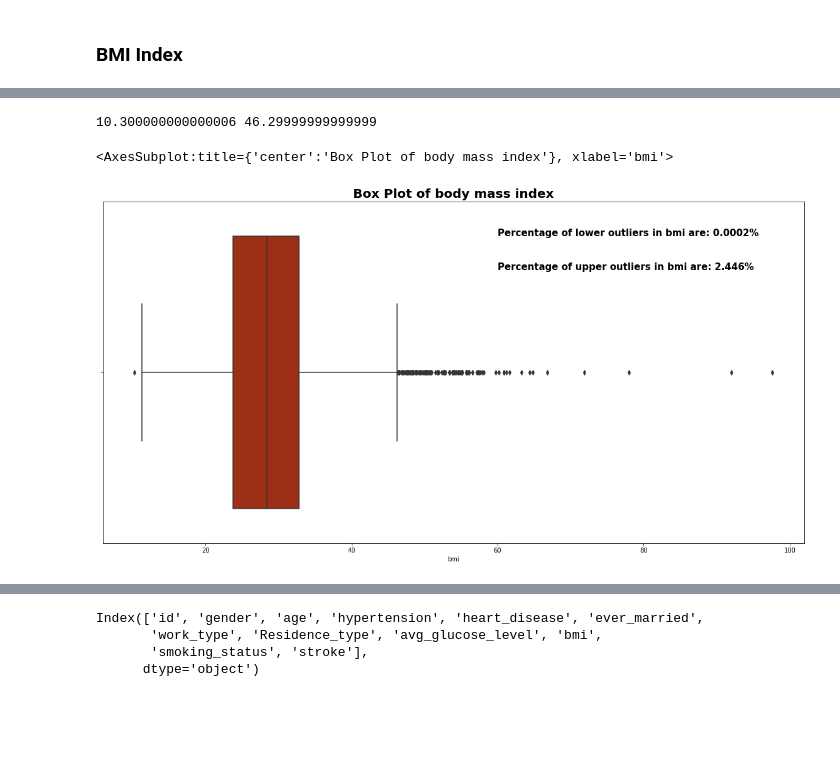
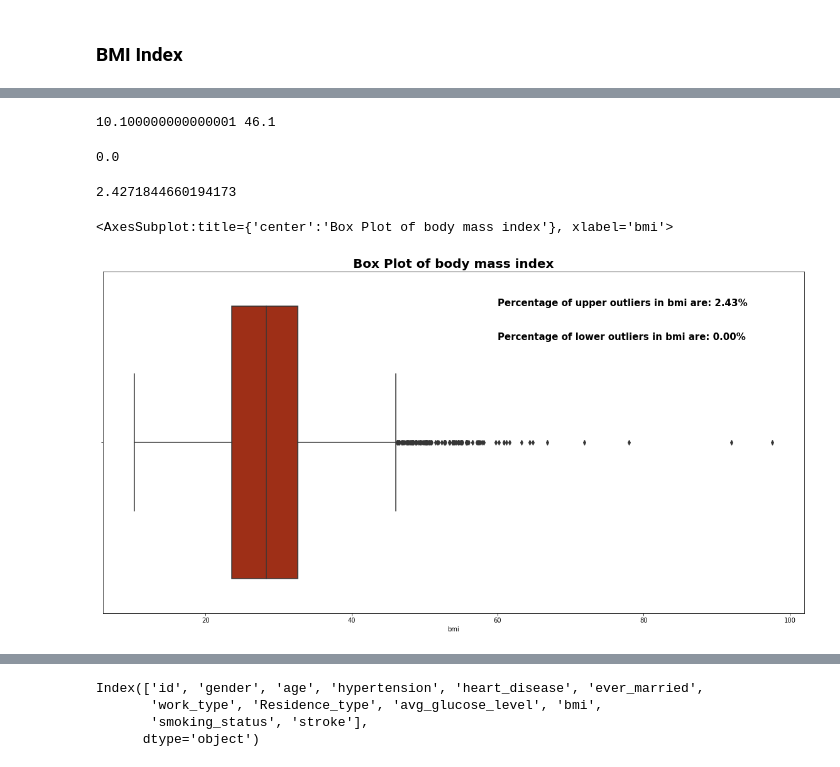
Before and after one commit to phamvanhanh6720/StrockPrediction, a Jupyter notebook: strockprediction.ipynb, the cells around one changed output, grey strips where cells are left out. Cells and saved outputs as stored; diff of their text form; code cells hidden in the pictures; blank space fills up the shorter version.

```diff
--- a/strockprediction.ipynb
+++ b/strockprediction.ipynb
@@ -213,8 +211,8 @@ fig.show()
 df_glucose=sorted(df['avg_glucose_level'])
 Q1,Q3=np.percentile(df_glucose,[25,75])
 IQR= Q3-Q1
-lower_range= Q1-(1.5*IQR)
-upper_range=Q3+(1.5*IQR)
+lower_range= Q1-(3*IQR)
+upper_range=Q3+(3*IQR)
 
 print(lower_range,upper_range)
 df_lower_outliers=df[df.avg_glucose_level<lower_range]
@@ -284,5 +298,7 @@ fig.show()
 # %% [markdown]
 ### BMI Index
+# %%
+df = df1_outliers_glucose
 # %%
 fig = plt.figure(figsize = (18,6), dpi = 60)
 
@@ -344,15 +359,23 @@ print(lower_range,upper_range)
 df_lower_outliers=df[df.bmi<lower_range]
 df_upper_outliers=df[df.bmi>upper_range]
 # %% [output]
-10.300000000000006 46.29999999999999
+10.100000000000001 46.1
+# %%
+len(df_lower_outliers) / len(df_bmi) * 100
+# %% [output]
+0.0
+# %%
+len(df_upper_outliers) / len(df_bmi) * 100
+# %% [output]
+2.4271844660194173
 # %%
 plt.figure(figsize=(20,10))
-plt.text(60,-0.3,'Percentage of upper outliers in bmi are: 2.446%',fontweight='bold',fontsize=15)
-plt.text(60,-0.4,'Percentage of lower outliers in bmi are: 0.0002%',fontweight='bold',fontsize=15)
+plt.text(60,-0.3,'Percentage of lower outliers in bmi are: {:.2f}%'.format(len(df_lower_outliers) / len(df_bmi) * 100),fontweight='bold',fontsize=15)
+plt.text(60,-0.4,'Percentage of upper outliers in bmi are: {:.2f}%'.format(len(df_upper_outliers) / len(df_bmi) * 100),fontweight='bold',fontsize=15)
 plt.title("Box Plot of body mass index",fontweight='bold',fontsize=20)
 sns.boxplot(data=df,x='bmi',palette='gnuplot')
 # %% [output]
 <AxesSubplot:title={'center':'Box Plot of body mass index'}, xlabel='bmi'>
-[figure, old version]
+[figure, new version]
 # %%
 df1_without_outliers=df.drop(df[df.bmi>upper_range].index)
```
Also changed, not shown: parts of 85 cells of this notebook, 4 other files.
